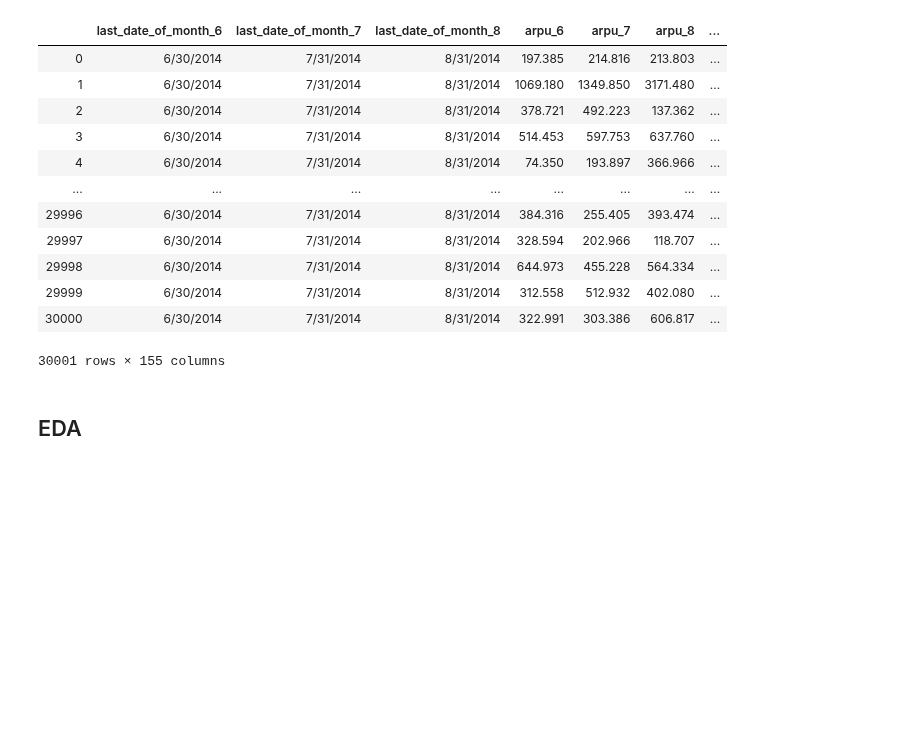
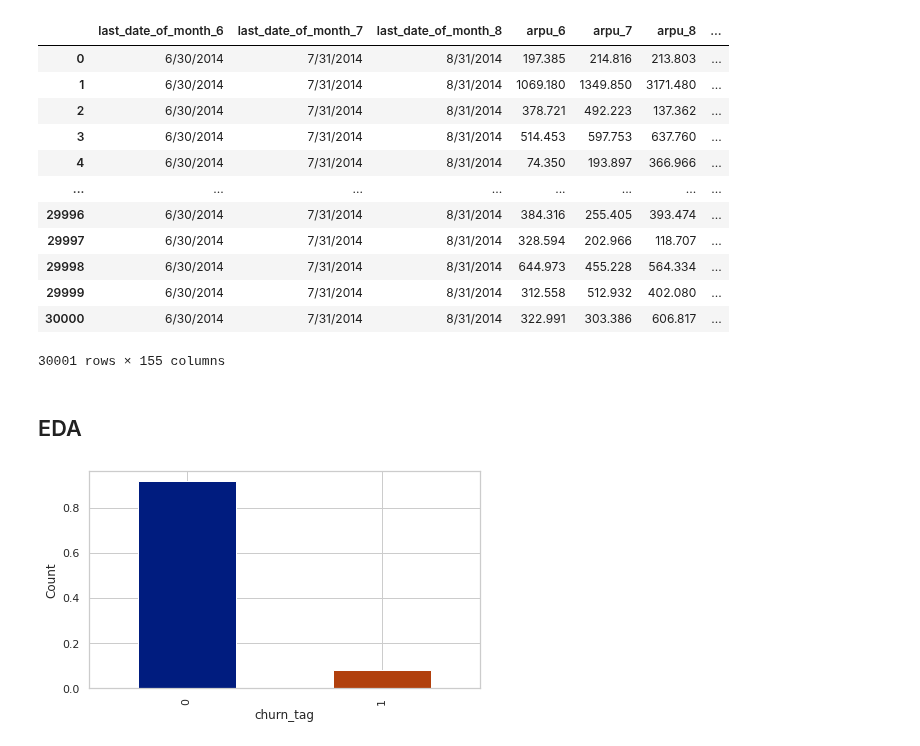
Before and after one commit to HemantTiwariGitHub/IntelligenceCodes, a Jupyter notebook: Telecom_churn.ipynb, the cells around one changed output. Saved outputs shown, nothing was run; the diff lists cells and outputs as text; code cells hidden in the pictures; blank space fills up the shorter version.

```diff
--- a/Telecom_churn.ipynb
+++ b/Telecom_churn.ipynb
@@ -314,9 +379,10 @@ customers whose outgoing and incoming calls minutes = 0 <br>
 and useage of data 2g and 3g is 0, those customers are tagged as churned or 1
 # %%
 #tagging churn vs non churn
+# Hemant , changed to AND
 churn_highvalue['churn_tag'] = np.where(
-                            ((churn_highvalue['total_ic_mou_9'] == 0.00) | (churn_highvalue['total_og_mou_9'] == 0.00))
-                            & ((churn_highvalue['vol_2g_mb_9'] == 0.00) | (churn_highvalue['vol_3g_mb_9'] == 0.00))
+                            ((churn_highvalue['total_ic_mou_9'] == 0.00) & (churn_highvalue['total_og_mou_9'] == 0.00))
+                            & ((churn_highvalue['vol_2g_mb_9'] == 0.00) & (churn_highvalue['vol_3g_mb_9'] == 0.00))
                             , 1, 0)
 # %%
 # change data type to category
@@ -381,3 +453,15 @@ churn_v1
 30001 rows × 155 columns
 # %% [markdown]
 ## EDA
+# %%
+def plotCategoricalVariables(columnName,dataFrame):
+    sns.set(style="whitegrid")
+    ax = (dataFrame.groupby(columnName).size()/len(dataFrame.index)).plot.bar(color=sns.color_palette('dark', 15))
+    ax.set(xlabel= columnName, ylabel='Count')
+
+    plt.show()
+# %%
+ plt.figure(figsize=(7,4))
+plotCategoricalVariables("churn_tag", churn_v1)
+# %% [output]
+[figure, added]
```
Also changed, not shown: parts of 36 cells of this notebook.
